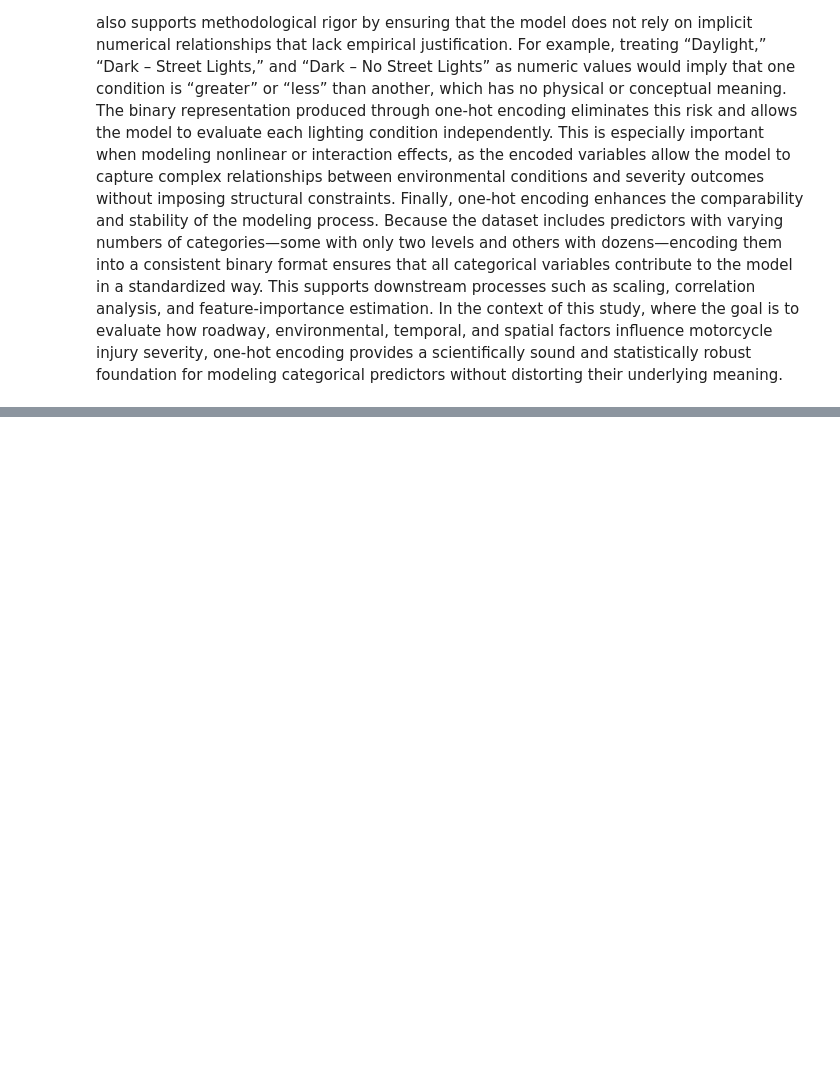
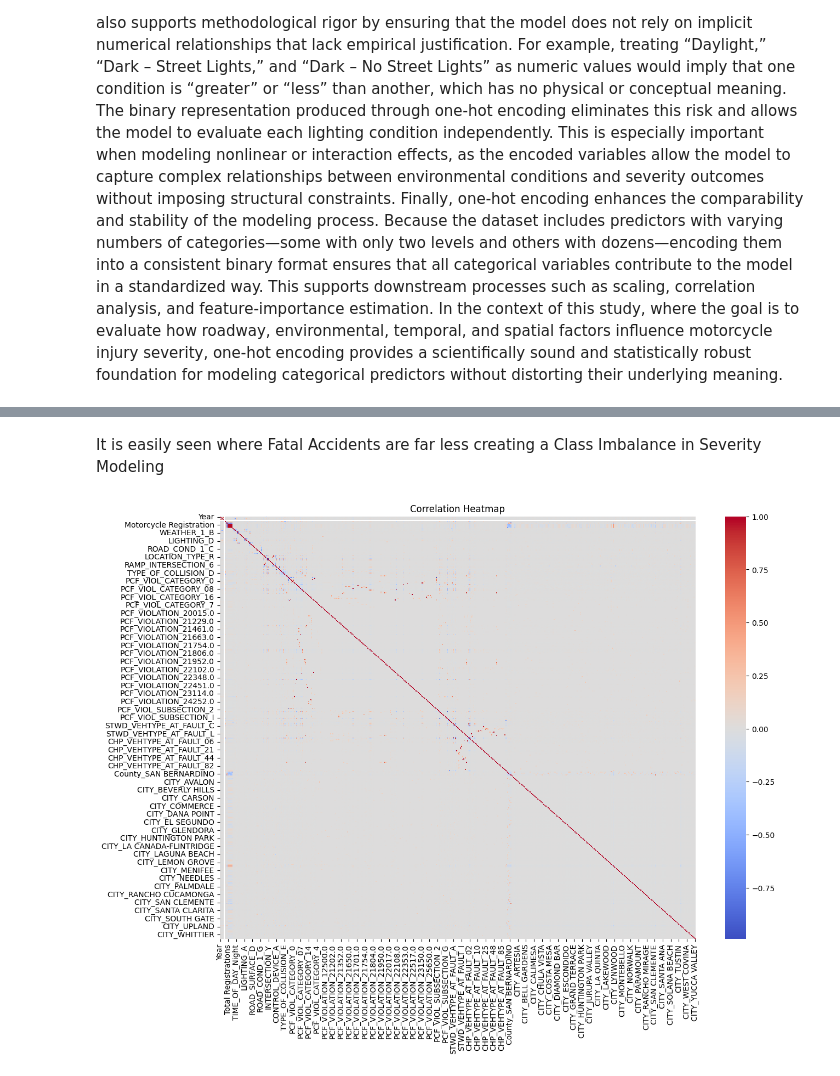
Before and after one commit to jeremiahsnipes/motorcycle_risk_project, a Jupyter notebook: SouthernCA_Analysis&Models.ipynb, the cells around one changed output, grey strips where cells are left out. Drawn from its saved outputs; the diff is of its cells as text; code cells hidden in the pictures; blank space fills up the shorter version.

```diff
--- a/SouthernCA_Analysis&Models.ipynb
+++ b/SouthernCA_Analysis&Models.ipynb
@@ -256,0 +268,11 @@ Finally, standardization enhances interpretability in the modeling phase. When n
+# %% [markdown]
+It is easily seen where Fatal Accidents are far less creating a Class Imbalance in Severity Modeling
+# %%
+# Corrrelation Heatmap
+
+plt.figure(figsize=(14,10))
+sns.heatmap(df_encoded.corr(), cmap='coolwarm', center=0)
+plt.title("Correlation Heatmap")
+plt.show()
+# %% [output]
+[figure, added]
```
Also changed, not shown: parts of 20 cells of this notebook.
